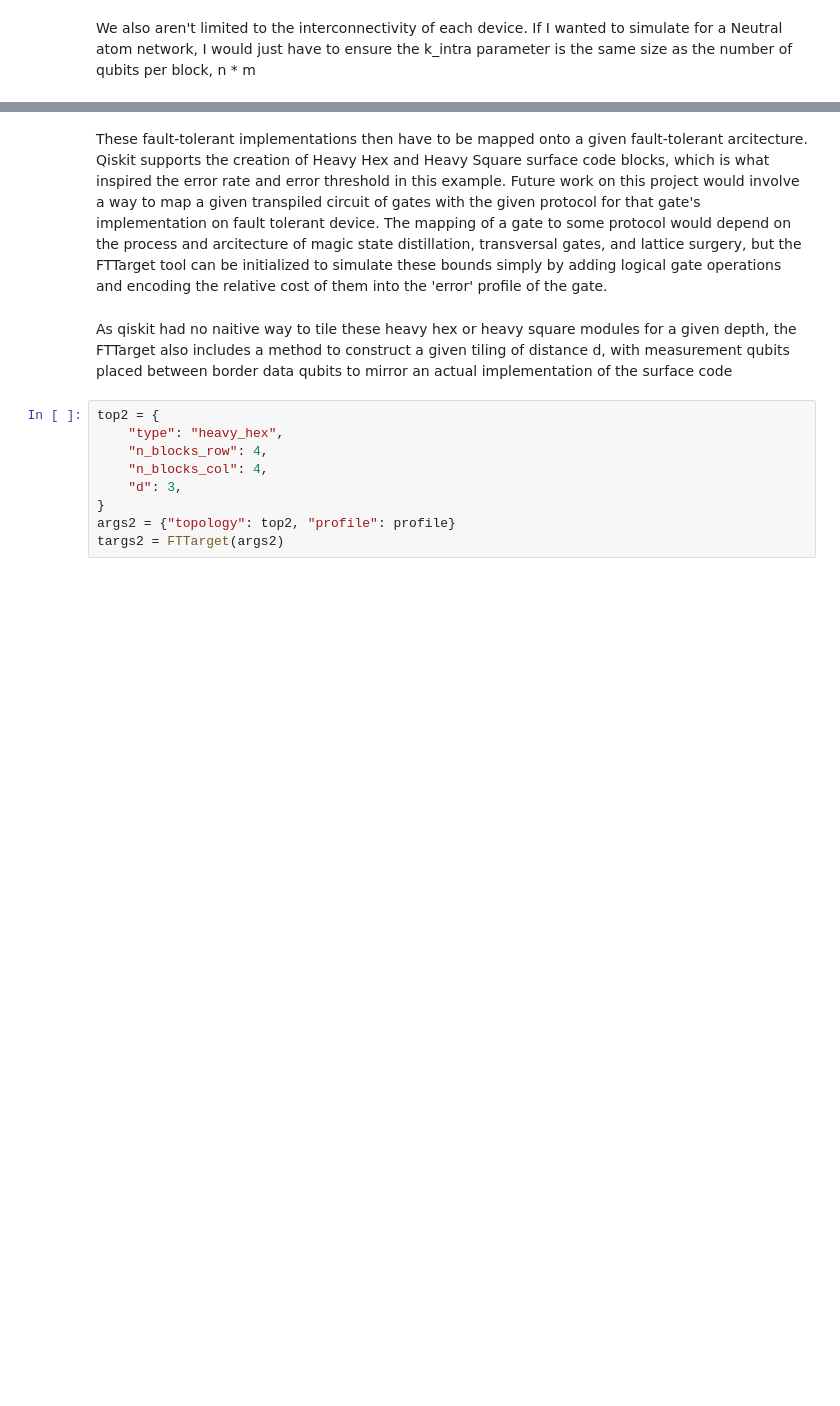
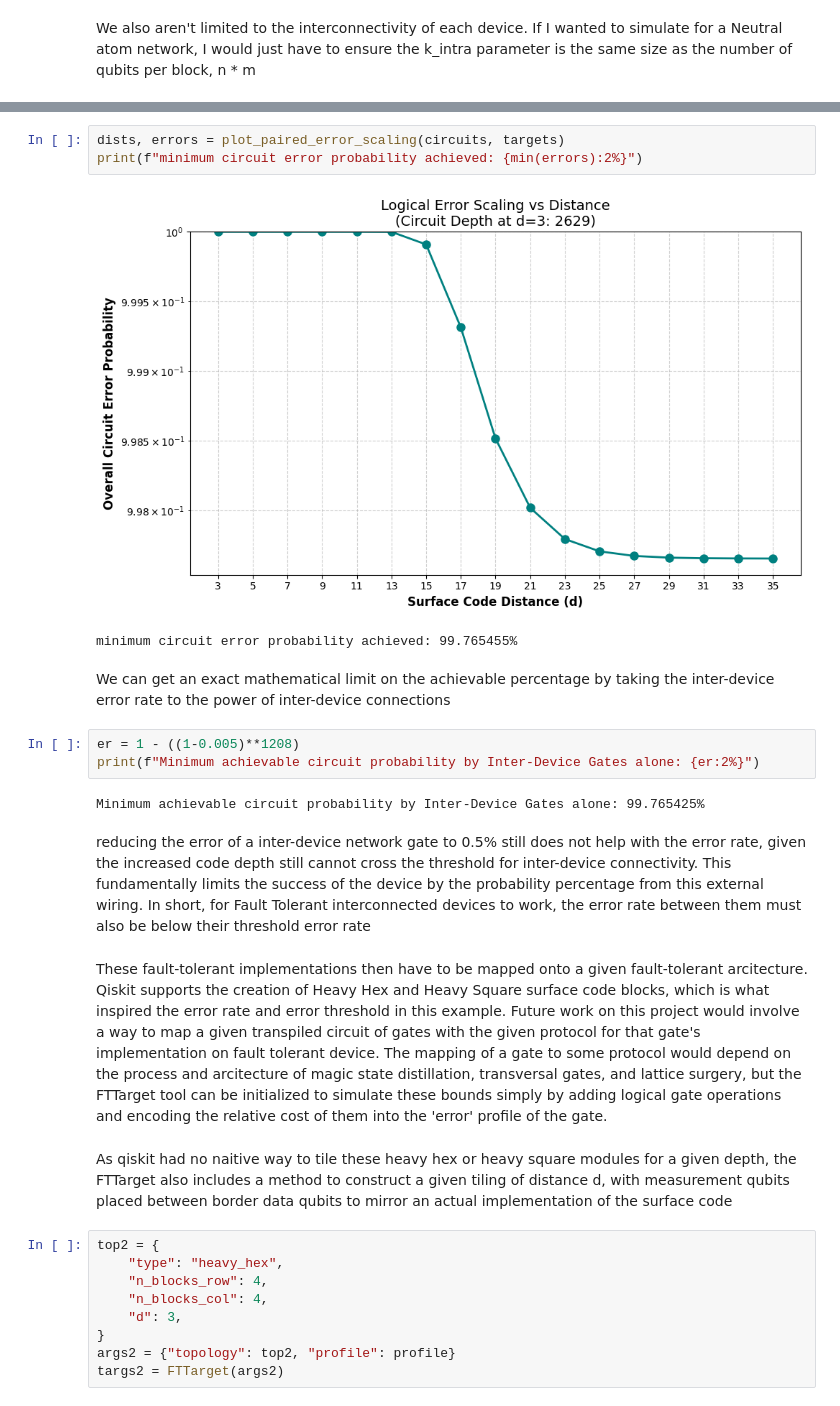
Before and after one commit to adityar0407/quantum-circuit-evaluator, a Jupyter notebook: examples/01_Target_Creation.ipynb, the cells around one changed output, grey strips where cells are left out. Drawn from its saved outputs; the diff is of its cells as text; blank space fills up the shorter version.

```diff
--- a/examples/01_Target_Creation.ipynb
+++ b/examples/01_Target_Creation.ipynb
@@ -465,3 +582,18 @@ dists, errors = plot_paired_error_scaling(circuits, targets)
+# %%
+dists, errors = plot_paired_error_scaling(circuits, targets)
+print(f"minimum circuit error probability achieved: {min(errors):2%}")
+# %% [output]
+[figure, added]
+minimum circuit error probability achieved: 99.765455%
+# %% [markdown]
+We can get an exact mathematical limit on the achievable percentage by taking the inter-device error rate to the power of inter-device connections
+# %%
+er = 1 - ((1-0.005)**1208)
+print(f"Minimum achievable circuit probability by Inter-Device Gates alone: {er:2%}")
+# %% [output]
+Minimum achievable circuit probability by Inter-Device Gates alone: 99.765425%
+# %% [markdown]
+reducing the error of a inter-device network gate to 0.5% still does not help with the error rate, given the increased code depth still cannot cross the threshold for inter-device connectivity. This fundamentally limits the success of the device by the probability percentage from this external wiring. In short, for Fault Tolerant interconnected devices to work, the error rate between them must also be below their threshold error rate
 # %% [markdown]
 These fault-tolerant implementations then have to be mapped onto a given fault-tolerant arcitecture. Qiskit supports the creation of Heavy Hex and Heavy Square surface code blocks, which is what inspired the error rate and error threshold in this example. Future work on this project would involve a way to map a given transpiled circuit of gates with the given protocol for that gate's implementation on fault tolerant device. The mapping of a gate to some protocol would depend on the process and arcitecture of magic state distillation, transversal gates, and lattice surgery, but the FTTarget tool can be initialized to simulate these bounds simply by adding logical gate operations and encoding the relative cost of them into the 'error' profile of the gate.
 # %% [markdown]
```
Also changed, not shown: parts of 23 cells of this notebook, 5 other files.
